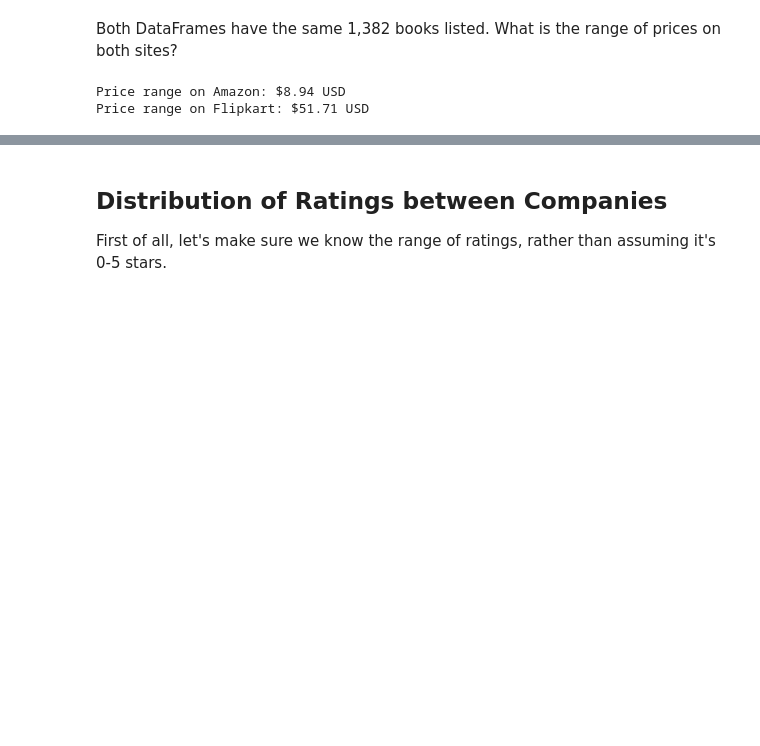
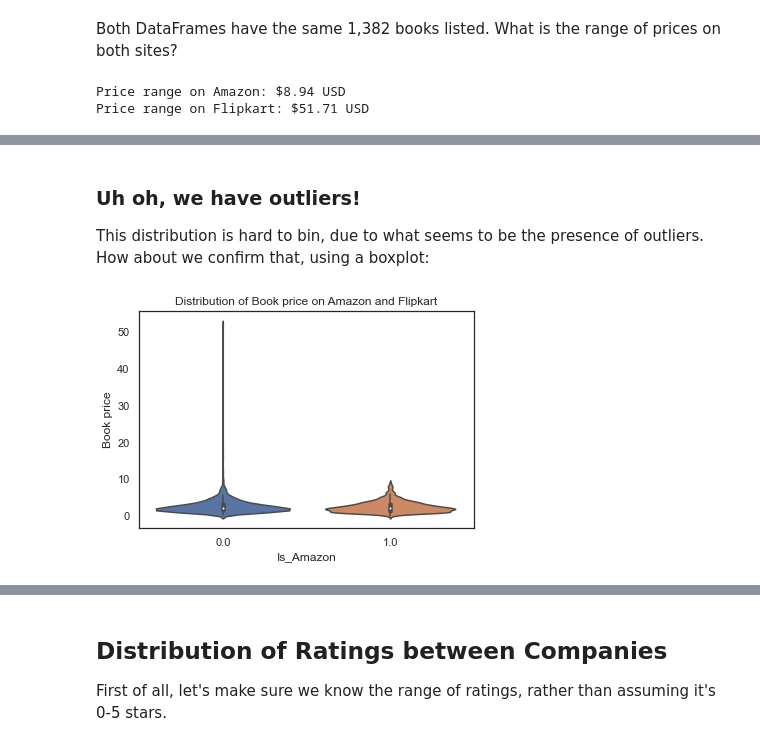
Before and after one commit to UPstartDeveloper/bookstore-classifier, a Jupyter notebook: classifications.ipynb, the cells around one changed output, grey strips where cells are left out. Drawn from its saved outputs; the diff is of its cells as text; code cells hidden in the pictures; blank space fills up the shorter version.

```diff
--- a/classifications.ipynb
+++ b/classifications.ipynb
@@ -344,0 +345,14 @@ It appears on one hand, the prices of books on Amazon appears to have much less
+# %% [markdown]
+### Uh oh, we have outliers!
+This distribution is hard to bin, due to what seems to be the presence of outliers. How about we confirm that, using a boxplot:
+# %%
+def make_boxplot(data, feature):
+    fig, ax = plt.subplots()
+    sns.violinplot(x="Is_Amazon", y=feature, data=data)
+    plt.title(f'Distribution of Book {feature} on Amazon and Flipkart')
+    ax.set_ylabel(f"Book {feature}")
+    plt.show()
+
+make_boxplot(all_books_mixed, 'price')
+# %% [output]
+[figure, added]
```
Also changed, not shown: parts of 14 cells of this notebook.
